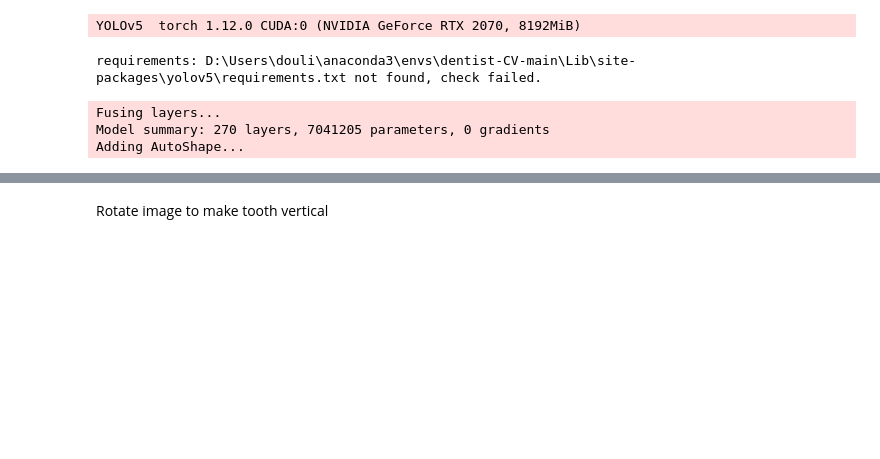
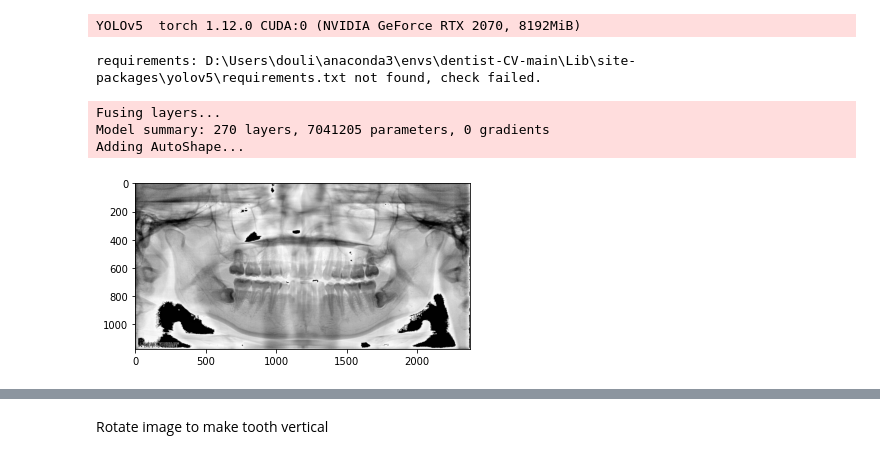
Before and after one commit to alan8365/dentist-CV, a Jupyter notebook: edge/tooth_isolation_demo.ipynb, the cells around one changed output, grey strips where cells are left out. Saved outputs shown, nothing was run; the diff lists cells and outputs as text; code cells hidden in the pictures; blank space fills up the shorter version.

```diff
--- a/edge/tooth_isolation_demo.ipynb
+++ b/edge/tooth_isolation_demo.ipynb
@@ -36,4 +50,16 @@ requirements: D:\Users\douli\anaconda3\envs\dentist-CV-main\Lib\site-packages\yo
 Fusing layers...
 Model summary: 270 layers, 7041205 parameters, 0 gradients
 Adding AutoShape...
+# %%
+image_number = 1
+image_names = list(data_dir.glob('00008117.jpg'))
+
+image_name = image_names[0]
+filename = image_name.stem
+im = cv2.imread(image_name)
+
+plt.imshow(1 - im, cmap='gray')
+plt.show()
+# %% [output]
+[figure, added]
 # %%
```
Also changed, not shown: parts of 10 cells of this notebook, 20 other files.
